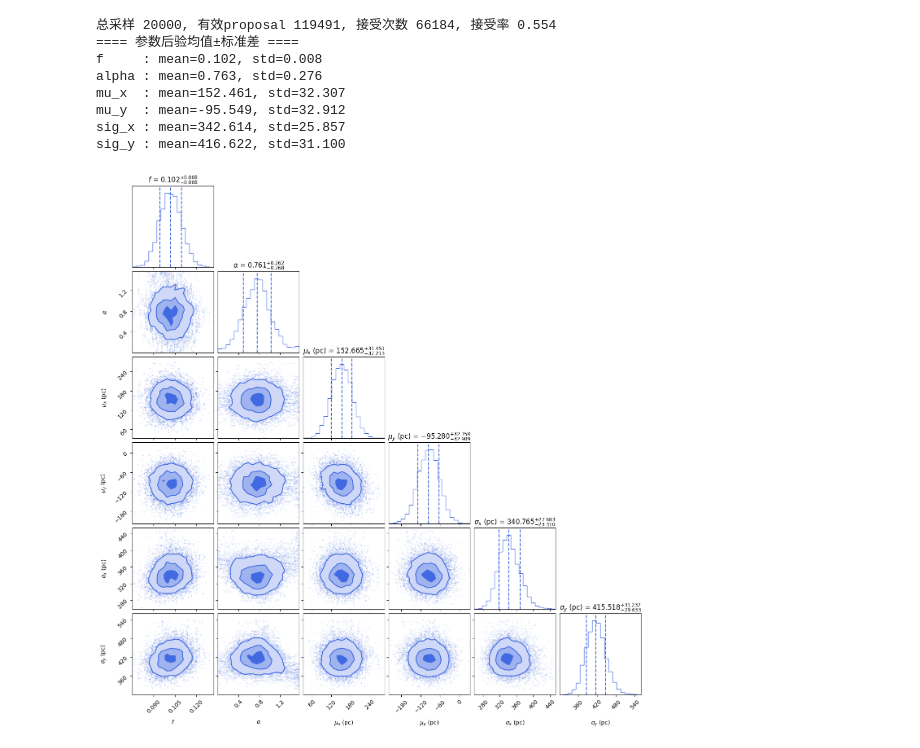
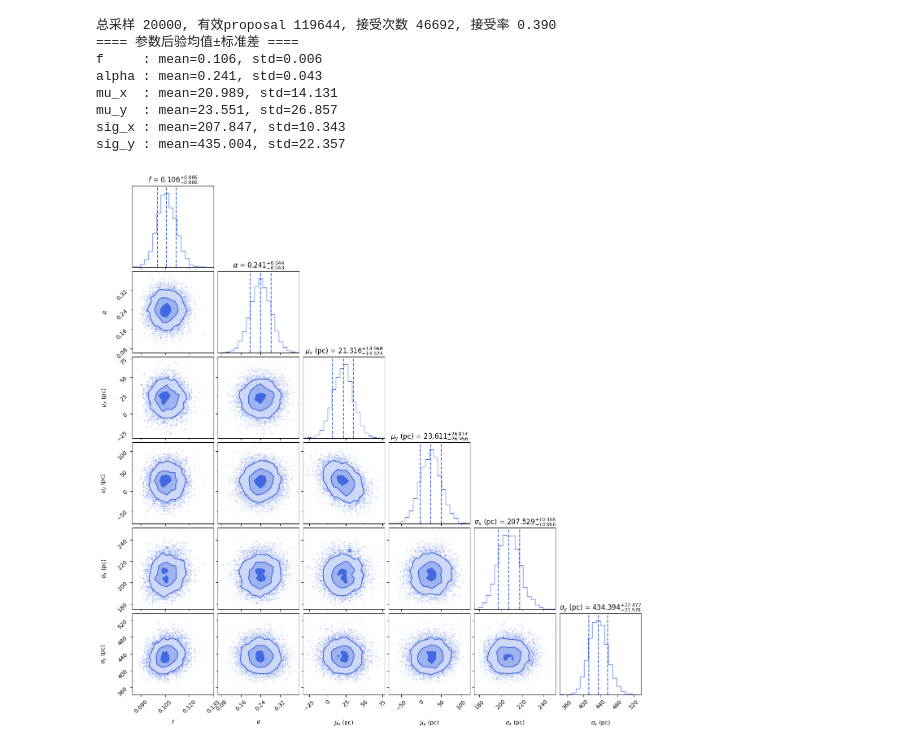
Before and after one commit to wuli15/astronomy, a Jupyter notebook: day7.ipynb, the cells around one changed output. Cells and saved outputs as stored; diff of their text form; code cells hidden in the pictures.

```diff
--- a/day7.ipynb
+++ b/day7.ipynb
@@ -37,7 +37,8 @@ def metropolis_full_param(
     step_f=0.02, step_alpha=0.3,
     step_mu_x=5, step_mu_y=5,
     step_sig_x=5, step_sig_y=5,
-    clip=10000
+    clip=10000,
+    name=""
 ):
     count_accepted = 0
     count_proposed = 0
@@ -69,7 +70,7 @@ def metropolis_full_param(
             temp_params[pid] = prop_val
 
             f_p, a_p, mx_p, my_p, sx_p, sy_p = temp_params
-            if f_p < 0 or f_p > 1 or sx_p < 20 or sy_p < 20 or sx_p > 1200 or sy_p > 1200 or a_p < 0 or a_p > np.pi/2:
+            if f_p < 0 or f_p > 1 or sx_p < 20 or sy_p < 20 or sx_p > 1200 or sy_p > 1200 or a_p < 0 or a_p > np.pi:
                 continue
 
             count_proposed += 1
@@ -87,6 +88,8 @@ def metropolis_full_param(
 
     burn_in = chain[clip:]
     print(f"总采样 {n_samples}, 有效proposal {count_proposed}, 接受次数 {count_accepted}, 接受率 {count_accepted/count_proposed:.3f}")
+    df_chain = pd.DataFrame(burn_in, columns=["f","alpha","mu_x","mu_y","sig_x","sig_y","logL"])
+    df_chain.to_csv(f"{name}_mcmc.csv", index=False)
     return burn_in
 # %%
 def plot_corner(samples):
@@ -131,7 +134,8 @@ def main(data):
         step_mu_y=60,
         step_sig_x=40,
         step_sig_y=40,
-        clip=1000
+        clip=1000,
+        name=data.split("/")[-1].split(".")[0]
     )
 
     param_mean = np.mean(samples, axis=0)[:6]
@@ -143,14 +147,14 @@ def main(data):
 
     plot_corner(samples)
 # %%
-main("data\Dwarfs\Dwarf_01.csv")
+main("data\Dwarfs\Dwarf_03.csv")
 # %% [output]
-总采样 20000, 有效proposal 119491, 接受次数 66184, 接受率 0.554
+总采样 20000, 有效proposal 119644, 接受次数 46692, 接受率 0.390
 ==== 参数后验均值±标准差 ====
-f     : mean=0.102, std=0.008
-alpha : mean=0.763, std=0.276
-mu_x  : mean=152.461, std=32.307
-mu_y  : mean=-95.549, std=32.912
-sig_x : mean=342.614, std=25.857
-sig_y : mean=416.622, std=31.100
+f     : mean=0.106, std=0.006
+alpha : mean=0.241, std=0.043
+mu_x  : mean=20.989, std=14.131
+mu_y  : mean=23.551, std=26.857
+sig_x : mean=207.847, std=10.343
+sig_y : mean=435.004, std=22.357
-[figure, old version]
+[figure, new version]
```
Also changed, not shown: 27 other files.
